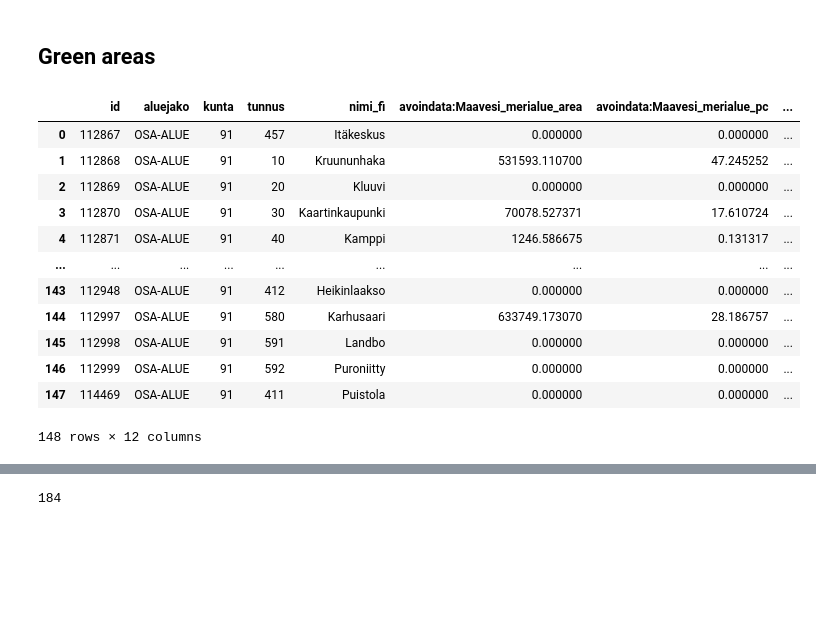
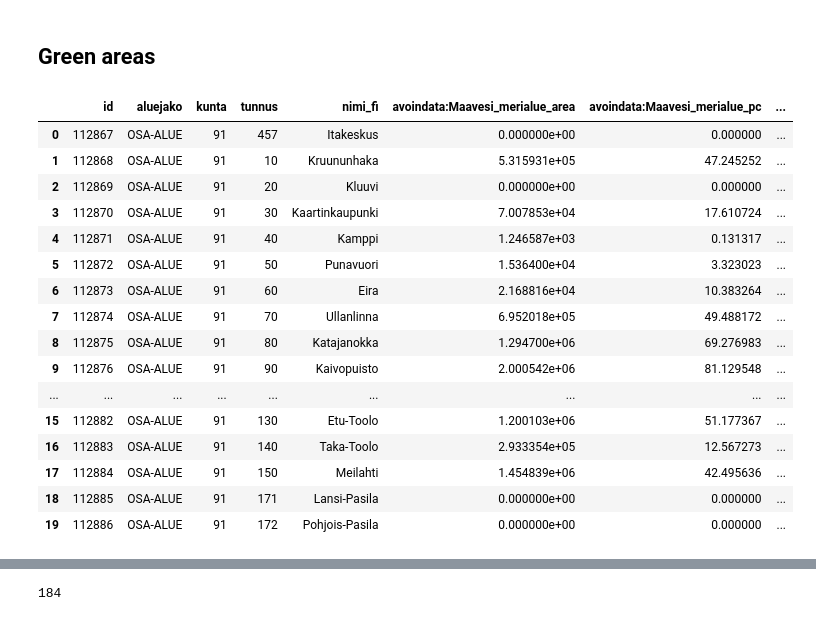
Before and after one commit to phuvio/Introduction-to-Data-Science, a Jupyter notebook: src/Introduction to Data Science - miniproject.ipynb, the cells around one changed output, grey strips where cells are left out. Drawn from its saved outputs; the diff is of its cells as text; code cells hidden in the pictures; blank space fills up the shorter version.

```diff
--- a/src/Introduction to Data Science - miniproject.ipynb
+++ b/src/Introduction to Data Science - miniproject.ipynb
@@ -932,21 +959,27 @@ population_df.to_csv('../data/population_df.csv', index=False)
 ## Green areas
 # %%
 green_areas_df = pd.read_csv('../data/alueet.csv')
-green_areas_df
+green_areas_df['nimi_fi'] = green_areas_df['nimi_fi'].str.replace('ä','a')
+green_areas_df['nimi_fi'] = green_areas_df['nimi_fi'].str.replace('ö','o')
+green_areas_df.head(20)
 # %% [output]
 |  | id | aluejako | kunta | tunnus | nimi_fi | avoindata:Maavesi_merialue_area | avoindata:Maavesi_merialue_pc | ... |
-| 0 | 112867 | OSA-ALUE | 91 | 457 | Itäkeskus | 0.000000 | 0.000000 | ... |
-| 1 | 112868 | OSA-ALUE | 91 | 10 | Kruununhaka | 531593.110700 | 47.245252 | ... |
-| 2 | 112869 | OSA-ALUE | 91 | 20 | Kluuvi | 0.000000 | 0.000000 | ... |
-| 3 | 112870 | OSA-ALUE | 91 | 30 | Kaartinkaupunki | 70078.527371 | 17.610724 | ... |
-| 4 | 112871 | OSA-ALUE | 91 | 40 | Kamppi | 1246.586675 | 0.131317 | ... |
+| 0 | 112867 | OSA-ALUE | 91 | 457 | Itakeskus | 0.000000e+00 | 0.000000 | ... |
+| 1 | 112868 | OSA-ALUE | 91 | 10 | Kruununhaka | 5.315931e+05 | 47.245252 | ... |
+| 2 | 112869 | OSA-ALUE | 91 | 20 | Kluuvi | 0.000000e+00 | 0.000000 | ... |
+| 3 | 112870 | OSA-ALUE | 91 | 30 | Kaartinkaupunki | 7.007853e+04 | 17.610724 | ... |
+| 4 | 112871 | OSA-ALUE | 91 | 40 | Kamppi | 1.246587e+03 | 0.131317 | ... |
+| 5 | 112872 | OSA-ALUE | 91 | 50 | Punavuori | 1.536400e+04 | 3.323023 | ... |
+| 6 | 112873 | OSA-ALUE | 91 | 60 | Eira | 2.168816e+04 | 10.383264 | ... |
+| 7 | 112874 | OSA-ALUE | 91 | 70 | Ullanlinna | 6.952018e+05 | 49.488172 | ... |
+| 8 | 112875 | OSA-ALUE | 91 | 80 | Katajanokka | 1.294700e+06 | 69.276983 | ... |
+| 9 | 112876 | OSA-ALUE | 91 | 90 | Kaivopuisto | 2.000542e+06 | 81.129548 | ... |
 | ... | ... | ... | ... | ... | ... | ... | ... | ... |
-| 143 | 112948 | OSA-ALUE | 91 | 412 | Heikinlaakso | 0.000000 | 0.000000 | ... |
-| 144 | 112997 | OSA-ALUE | 91 | 580 | Karhusaari | 633749.173070 | 28.186757 | ... |
-| 145 | 112998 | OSA-ALUE | 91 | 591 | Landbo | 0.000000 | 0.000000 | ... |
-| 146 | 112999 | OSA-ALUE | 91 | 592 | Puroniitty | 0.000000 | 0.000000 | ... |
-| 147 | 114469 | OSA-ALUE | 91 | 411 | Puistola | 0.000000 | 0.000000 | ... |
+| 15 | 112882 | OSA-ALUE | 91 | 130 | Etu-Toolo | 1.200103e+06 | 51.177367 | ... |
+| 16 | 112883 | OSA-ALUE | 91 | 140 | Taka-Toolo | 2.933354e+05 | 12.567273 | ... |
+| 17 | 112884 | OSA-ALUE | 91 | 150 | Meilahti | 1.454839e+06 | 42.495636 | ... |
+| 18 | 112885 | OSA-ALUE | 91 | 171 | Lansi-Pasila | 0.000000e+00 | 0.000000 | ... |
+| 19 | 112886 | OSA-ALUE | 91 | 172 | Pohjois-Pasila | 0.000000e+00 | 0.000000 | ... |
-148 rows × 12 columns
 # %%
 population_df = pd.merge(left=population_df, right=green_areas_df[['nimi_fi','valueet_korjattu_pc']], how='left', left_on=['name'], right_on=['nimi_fi'])
 population_df = population_df.rename(columns={'valueet_korjattu_pc': 'green area %'})
```
Also changed, not shown: parts of 10 cells of this notebook, 2 other files.
